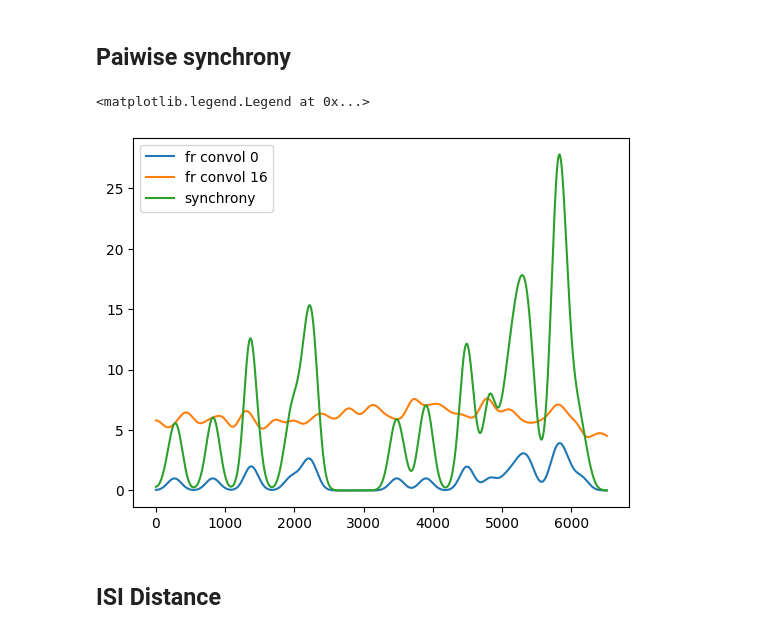
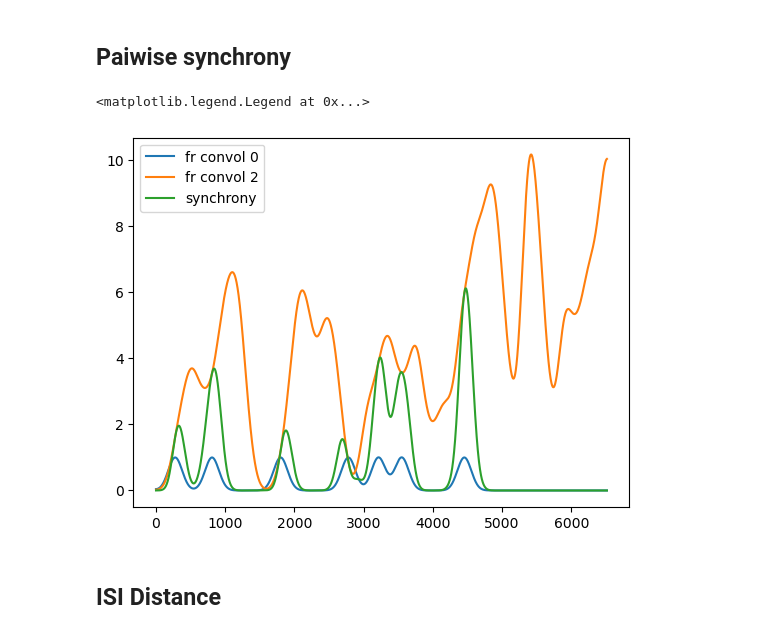
Before and after one commit to Lamifsud/pattern_classification_git, a Jupyter notebook: pipeline_drafts/HistGrad.ipynb, the cells around one changed output. Cells and saved outputs as stored; diff of their text form; code cells hidden in the pictures.

```diff
--- a/pipeline_drafts/HistGrad.ipynb
+++ b/pipeline_drafts/HistGrad.ipynb
@@ -34,7 +34,7 @@ import sys
 ### Load data
 # %%
 #Load
-session, data_path, info_path = matlab_file.from_lab(lab_desktop=True, session='t150204001')
+session, data_path, info_path = matlab_file.from_lab(lab_desktop=False, session='t150204001')
 data, load_info = matlab_file.open(data_path)
 session_info_raw = matlab_file.clean(info_path)
 # %% [output]
@@ -58,3 +58,6 @@ spike_times, task_times, target_info = matlab_file.extract_data(\
         load_info, data, target_keys_OFF=['SC1_dir', 'SC2_dir', 'SC3_dir', 'Trial_type'],\
         target_keys_ON=['SC1_dir', 'SC2_dir', 'SC3_dir', 'Trial_type'], \
         event_keys_OFF=['Sel_OFF', 'SC1_OFF', 'SC2_OFF', 'SC3_OFF'])
+# %%
+indices = np.arange(0,completeUnit+1, 4)
+indices
@@ -60,0 +66,2 @@ spike_times, task_times, target_info = matlab_file.extract_data(\
+# %%
+spike_times = [spike_times[i] for i in indices]
@@ -155,7 +170,7 @@ plt.show()
 # %%
 sigma = [100]
 
-max_length = tools.get_max_length_trials(spikes_times_aligned[completeUnit])
+max_length = tools.get_max_length_trials(spikes_times_aligned[-1])
 spikes_binarized = FiringRate.binarize_spike_times(spikes_times_aligned, max_length)
 spike_convolved = FiringRate.convolve_spike_binarized(spikes_binarized, sigma)
 # %% [markdown]
@@ -179,16 +194,16 @@ for t in range(n_trials) :
         Synch[t,:,n_p] = spike_convolved[t, :, r] * spike_convolved[t, :, c]
 # %%
 n0 = 0
-n1 = 16
+n1 = 2
 neurons_ = [n0,n1]
 pair = list_pairs[np.logical_and(list_pairs[:,0] == n0, list_pairs[:,1] == n1)][0][2]
 plt.plot(spike_convolved[121,:,n0], label=f'fr convol {n0}')
 plt.plot(spike_convolved[121,:,n1], label=f'fr convol {n1}')
 plt.plot(Synch[121,:,pair], label='synchrony')
 plt.legend()
 # %% [output]
 <matplotlib.legend.Legend at 0x...>
-[figure, old version]
+[figure, new version]
 # %% [markdown]
 ## ISI Distance
 # %%
```
Also changed, not shown: parts of 15 cells of this notebook, 3 other files.
